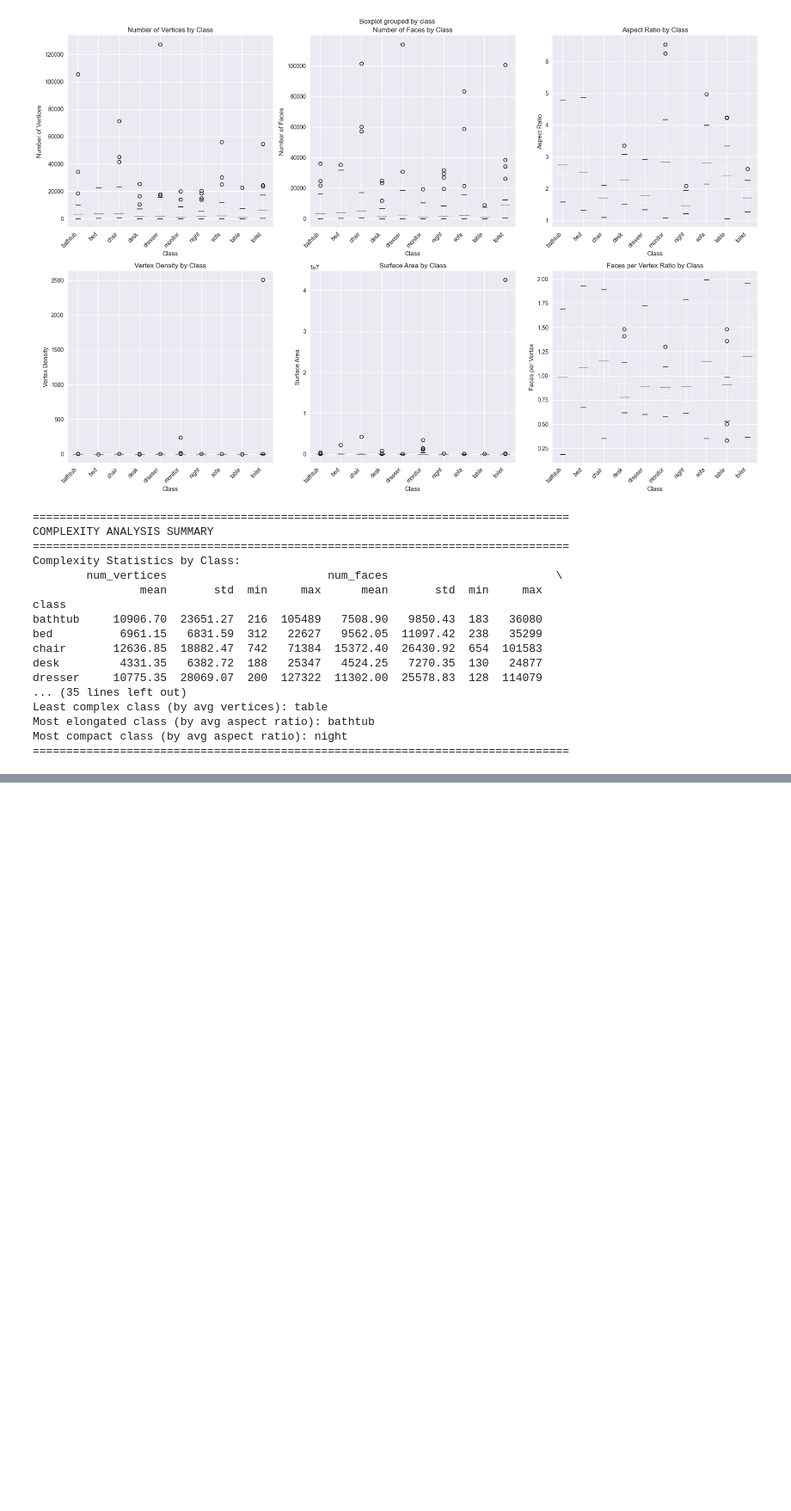
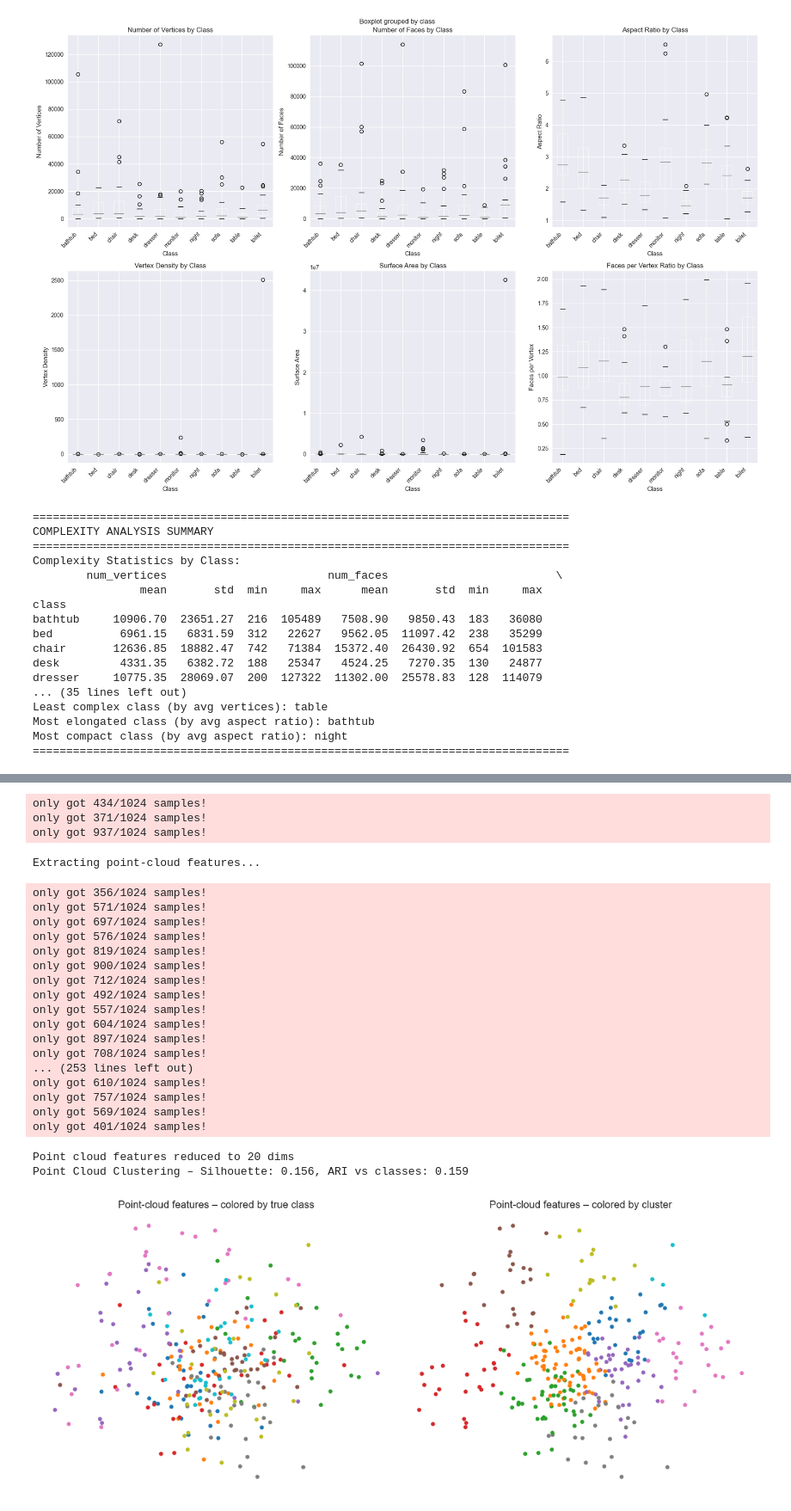
Before and after one commit to NerdToMars/threed-comp, a Jupyter notebook: chongtian_hanzhang.ipynb, the cells around one changed output, grey strips where cells are left out. Shown at 86% size. Cells and saved outputs as stored; diff of their text form; code cells hidden in the pictures; blank space fills up the shorter version.

```diff
--- a/chongtian_hanzhang.ipynb
+++ b/chongtian_hanzhang.ipynb
@@ -565,0 +623,79 @@ Most compact class (by avg aspect ratio): night
+# %%
+# 2.4.2 Clustering with Point Cloud Representation – helpers and experiment
+
+from threed_comp.utils import mesh_to_point_cloud
+from threed_comp.utils import point_cloud_features
+
+# Build dataset
+samples_per_class_pc = 30
+sel_pc = []
+for c in sorted(unique_classes):
+    cls_df = metadata[metadata['class'] == c].sample(n=min(samples_per_class_pc, len(metadata[metadata['class']==c])), random_state=1)
+    sel_pc.append(cls_df)
+sel_df_pc = pd.concat(sel_pc, ignore_index=True)
+
+X_pc = []
+y_true_pc = []
+print("Extracting point-cloud features...")
+for _, row in sel_df_pc.iterrows():
+    object_full_path = os.path.join(BASE_MODEL_DIR, row['object_path'])
+    mesh = load_mesh_from_relpath(object_full_path)
+    pts = mesh_to_point_cloud(mesh, n_points=1024)
+    feat = point_cloud_features(pts, radial_bins=32)
+    X_pc.append(feat)
+    y_true_pc.append(row['class'])
+X_pc = np.array(X_pc)
+
+# Standardize and reduce
+from sklearn.preprocessing import StandardScaler
+scaler = StandardScaler()
+X_pc_std = scaler.fit_transform(X_pc)
+
+pca_pc = PCA(n_components=0.95, random_state=0)
+X_pc_red = pca_pc.fit_transform(X_pc_std)
+print(f"Point cloud features reduced to {X_pc_red.shape[1]} dims")
+
+kmeans_pc = KMeans(n_clusters=num_categories, n_init=10, random_state=0)
+clusters_pc = kmeans_pc.fit_predict(X_pc_red)
+
+label_to_int_pc = {c:i for i,c in enumerate(sorted(unique_classes))}
+y_true_int_pc = np.array([label_to_int_pc[c] for c in y_true_pc])
+
+sil_pc = silhouette_score(X_pc_red, clusters_pc)
+ari_pc = adjusted_rand_score(y_true_int_pc, clusters_pc)
+print(f"Point Cloud Clustering – Silhouette: {sil_pc:.3f}, ARI vs classes: {ari_pc:.3f}")
+
+# 2D visualization
+pca2_pc = PCA(n_components=2, random_state=0)
+X2_pc = pca2_pc.fit_transform(X_pc_red)
+fig, ax = plt.subplots(1,2, figsize=(12,5))
+ax[0].scatter(X2_pc[:,0], X2_pc[:,1], c=[label_to_int_pc[c] for c in y_true_pc], cmap='tab10', s=20)
+ax[0].set_title('Point-cloud features – colored by true class'); ax[0].set_axis_off()
+ax[1].scatter(X2_pc[:,0], X2_pc[:,1], c=clusters_pc, cmap='tab10', s=20)
+ax[1].set_title('Point-cloud features – colored by cluster'); ax[1].set_axis_off()
+plt.tight_layout(); plt.show()
+# %% [output]
+only got 434/1024 samples!
+only got 371/1024 samples!
+only got 937/1024 samples!
+Extracting point-cloud features...
+only got 356/1024 samples!
+only got 571/1024 samples!
+only got 697/1024 samples!
+only got 576/1024 samples!
+only got 819/1024 samples!
+only got 900/1024 samples!
+only got 712/1024 samples!
+only got 492/1024 samples!
+only got 557/1024 samples!
+only got 604/1024 samples!
+only got 897/1024 samples!
+only got 708/1024 samples!
+... (253 lines left out)
+only got 610/1024 samples!
+only got 757/1024 samples!
+only got 569/1024 samples!
+only got 401/1024 samples!
+Point cloud features reduced to 20 dims
+Point Cloud Clustering – Silhouette: 0.156, ARI vs classes: 0.159
+[figure, added]
```
Also changed, not shown: parts of 16 cells of this notebook, 5 other files.
